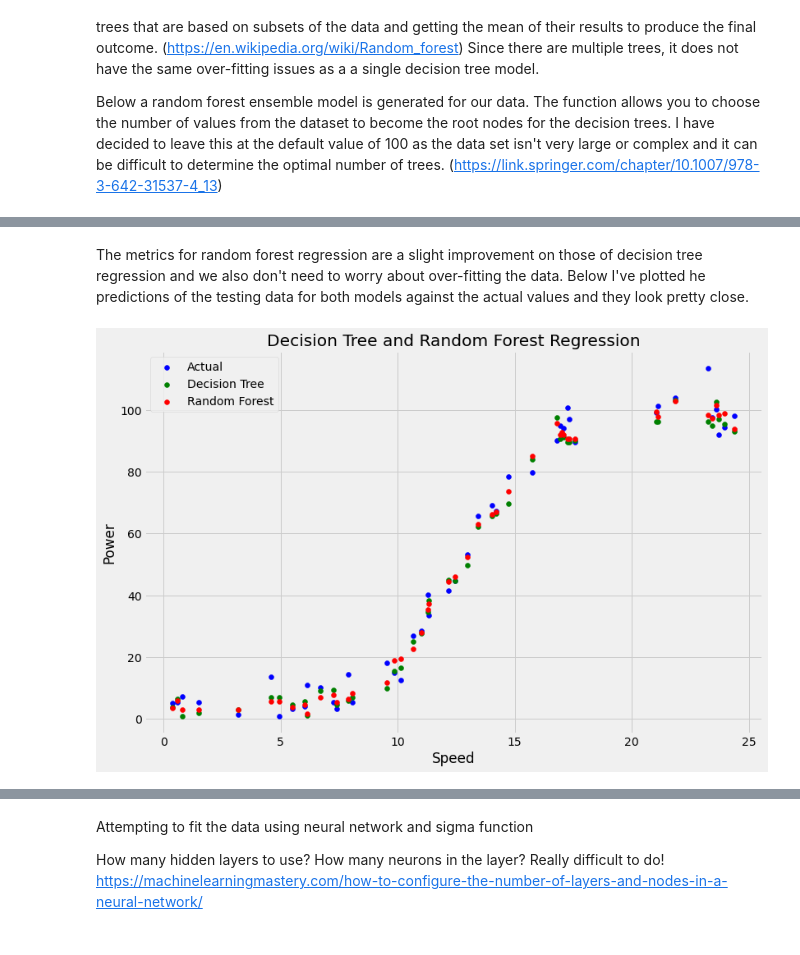
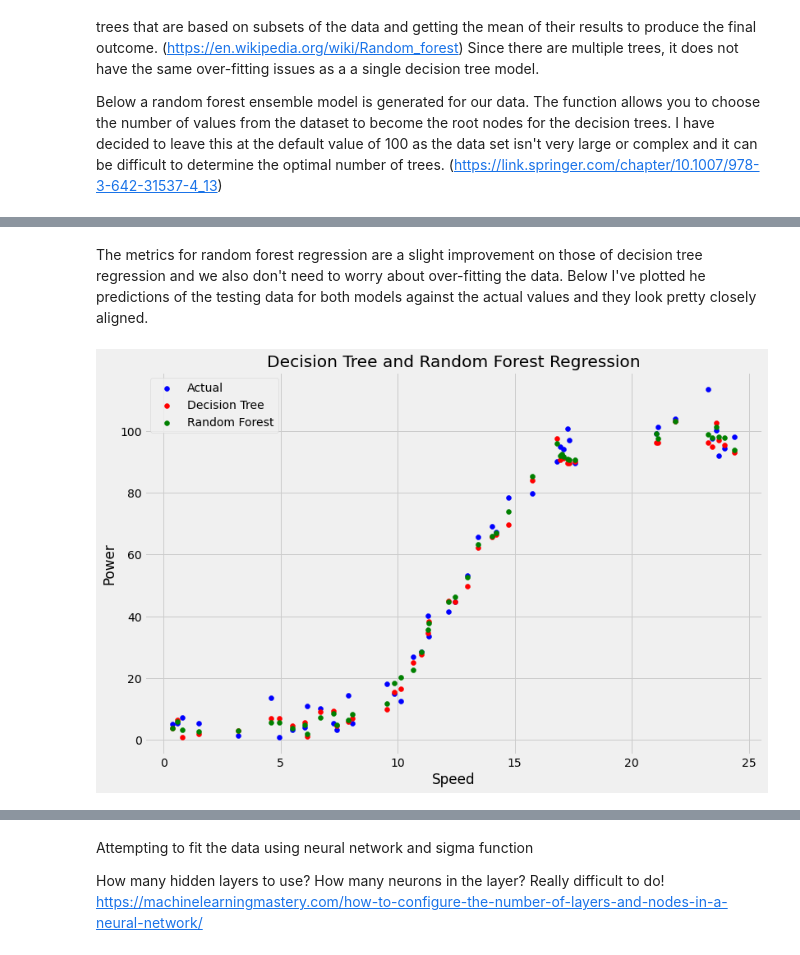
Before and after one commit to jennifer-ryan/machine-learning-project, a Jupyter notebook: Power Production Analysis.ipynb, the cells around one changed output, grey strips where cells are left out. Saved outputs shown, nothing was run; the diff lists cells and outputs as text; code cells hidden in the pictures.

Commit message:
Passing new data to regression models and plotting the results

```diff
--- a/Power Production Analysis.ipynb
+++ b/Power Production Analysis.ipynb
@@ -375,17 +375,17 @@ R-squared: 0.9856581611480539
 # %% [markdown]
-The metrics for random forest regression are a slight improvement on those of decision tree regression and we also don't need to worry about over-fitting the data. Below I've plotted he predictions of the testing data for both models against the actual values and they look pretty close.
+The metrics for random forest regression are a slight improvement on those of decision tree regression and we also don't need to worry about over-fitting the data. Below I've plotted he predictions of the testing data for both models against the actual values and they look pretty closely aligned.
 # %%
 # Plotting decision tree and random forest regression predictions
 x_grid = np.arange(min(x), max(x), 0.1)
 x_grid = x_grid.reshape((len(x_grid), 1))
 plt.scatter(x_test, y_test, color = 'blue')
-plt.scatter(x_test, tree_pred, color = 'green')
-plt.scatter(x_test, forest_pred, color = 'red')
+plt.scatter(x_test, tree_pred, color = 'red')
+plt.scatter(x_test, forest_pred, color = 'green')
 plt.title('Decision Tree and Random Forest Regression')
 plt.xlabel('Speed')
 plt.ylabel('Power')
 labels = ("Actual", "Decision Tree", "Random Forest")
 plt.legend(labels)
 plt.show()
 # %% [output]
-[figure, old version]
+[figure, new version]
```
Also changed, not shown: parts of 8 cells of this notebook.
